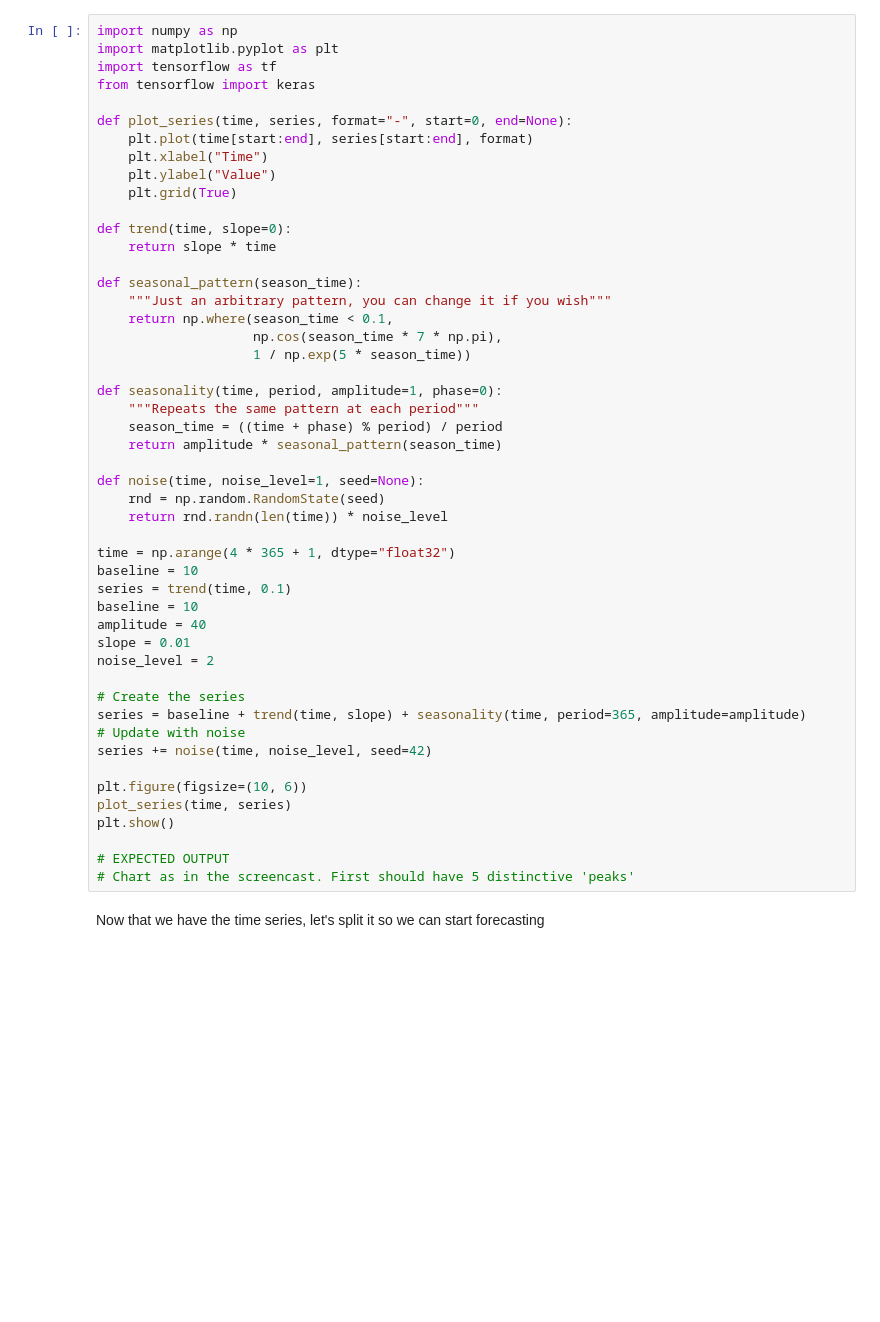
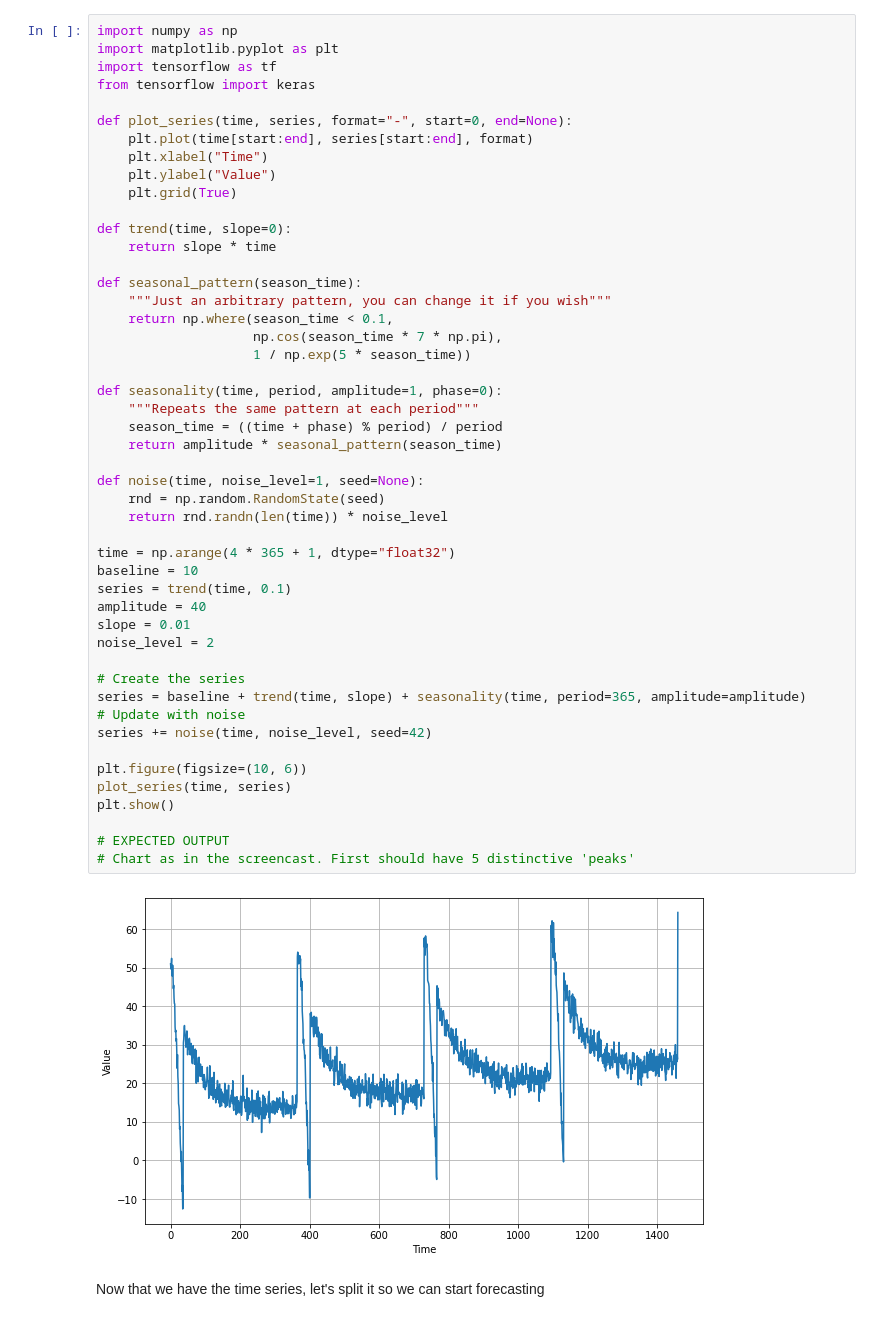
Before and after one commit to AlexNedyalkov/Deep-Learning-Time-Series-Andrew-Ng, a Jupyter notebook: Week_1_Exercise_Question.ipynb, the cells around one changed output. Saved outputs shown, nothing was run; the diff lists cells and outputs as text; blank space fills up the shorter version.

```diff
--- a/Week_1_Exercise_Question.ipynb
+++ b/Week_1_Exercise_Question.ipynb
@@ -27,34 +29,35 @@ def seasonal_pattern(season_time):
                     np.cos(season_time * 7 * np.pi),
                     1 / np.exp(5 * season_time))
 
 def seasonality(time, period, amplitude=1, phase=0):
     """Repeats the same pattern at each period"""
     season_time = ((time + phase) % period) / period
     return amplitude * seasonal_pattern(season_time)
 
 def noise(time, noise_level=1, seed=None):
     rnd = np.random.RandomState(seed)
     return rnd.randn(len(time)) * noise_level
 
 time = np.arange(4 * 365 + 1, dtype="float32")
 baseline = 10
 series = trend(time, 0.1)
-baseline = 10
 amplitude = 40
 slope = 0.01
 noise_level = 2
 
 # Create the series
 series = baseline + trend(time, slope) + seasonality(time, period=365, amplitude=amplitude)
 # Update with noise
 series += noise(time, noise_level, seed=42)
 
 plt.figure(figsize=(10, 6))
 plot_series(time, series)
 plt.show()
 
 # EXPECTED OUTPUT
 # Chart as in the screencast. First should have 5 distinctive 'peaks'
+# %% [output]
+[figure, added]
 # %% [markdown]
 Now that we have the time series, let's split it so we can start forecasting
 # %%
```
Also changed, not shown: parts of 12 cells of this notebook.
